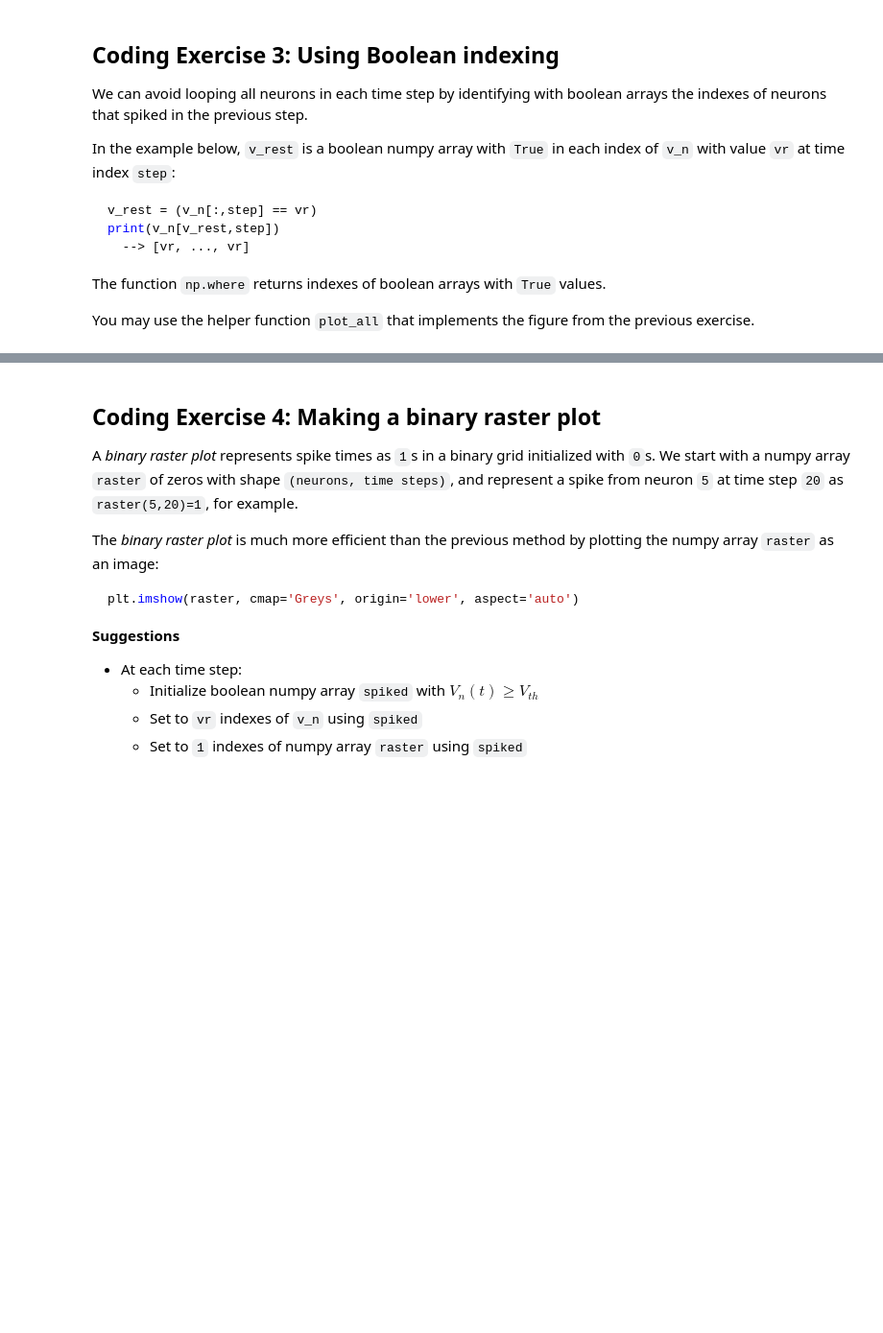
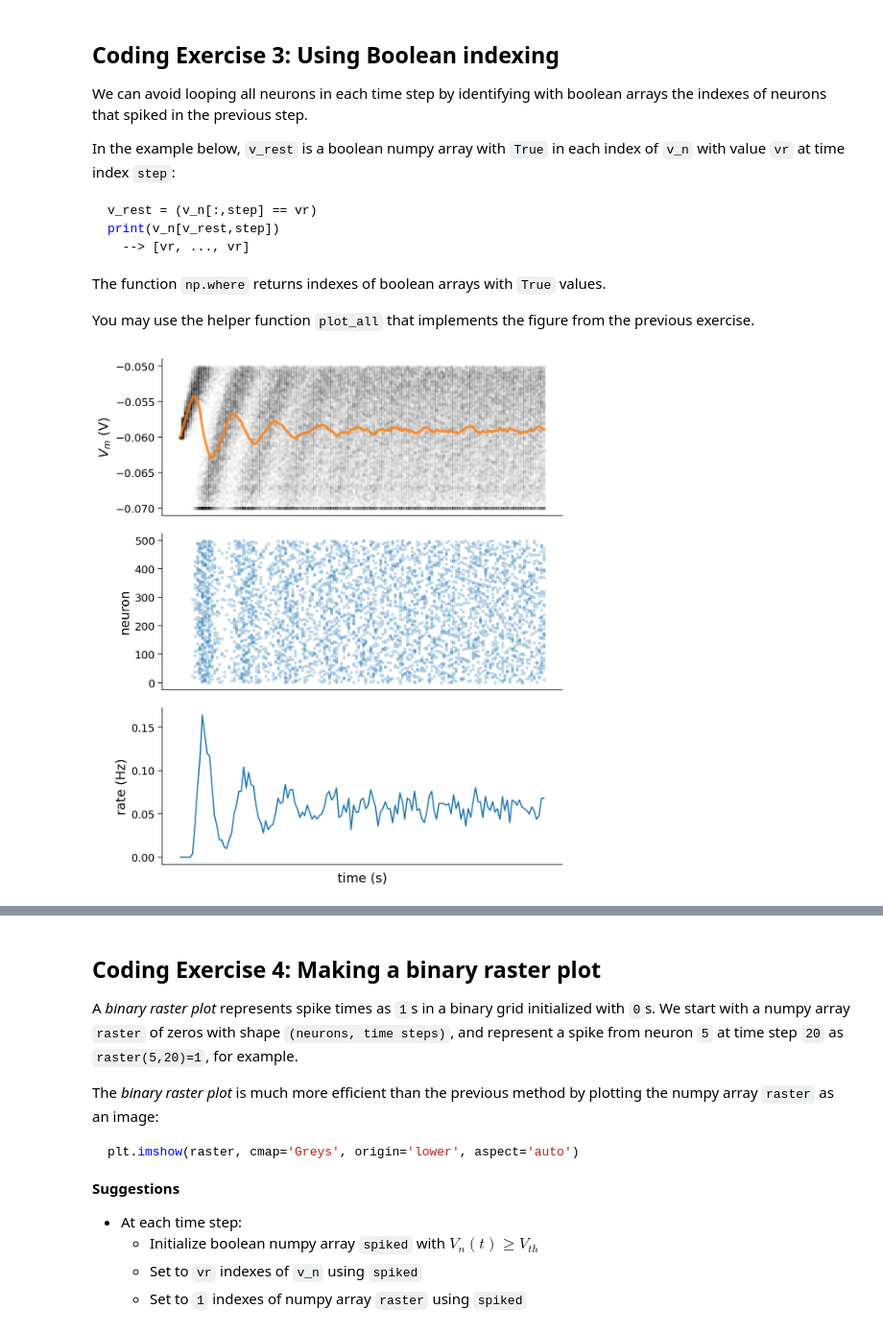
Before and after one commit to SuhaasAdiraju/NeuromatchAcademy2021_Workthrough_SA, a Jupyter notebook: tutorials/W0D2_PythonWorkshop2/student/W0D2_Tutorial1.ipynb, the cells around one changed output, grey strips where cells are left out. Shown at 96% size. Cells and saved outputs as stored; diff of their text form; code cells hidden in the pictures; blank space fills up the shorter version.

```diff
--- a/tutorials/W0D2_PythonWorkshop2/student/W0D2_Tutorial1.ipynb
+++ b/tutorials/W0D2_PythonWorkshop2/student/W0D2_Tutorial1.ipynb
@@ -571,36 +571,38 @@ spikes_n = np.zeros([step_end])
 
 #################################################
 ## TODO for students: use Boolean indexing ##
 # Fill out function and remove
-raise NotImplementedError("Student exercise: using Boolean indexing")
+    # raise NotImplementedError("Student exercise: using Boolean indexing")
 #################################################
 
 # Loop over time steps
 for step, t in enumerate(t_range):
 
   # Skip first iteration
   if step == 0:
     continue
 
   # Compute v_n
   v_n[:, step] = v_n[:, step - 1] + (dt / tau) * (el - v_n[:, step - 1] + r*i[:, step])
 
   # Initialize boolean numpy array `spiked` with v_n > v_thr
-  spiked = ...
+  spiked = (v_n[:,step] > vth)
 
   # Set relevant values of v_n to resting potential using spiked
-  v_n[spiked,step] = ...
+  v_n[spiked,step] = vr
 
   # Collect spike times
   for j in np.where(spiked)[0]:
     spikes[j] += [t]
     spikes_n[step] += 1
 
 # Collect mean spiking rate
 spikes_mean = spikes_n / n
 
 # Plot multiple realizations of Vm, spikes and mean spike rate
 plot_all(t_range, v_n, spikes=spikes, spikes_mean=spikes_mean)
+# %% [output]
+[figure, added]
 # %% [markdown]
 [*Click for solution*](https://github.com/NeuromatchAcademy/precourse/tree/main//tutorials/W0D2_PythonWorkshop2/solutions/W0D2_Tutorial1_Solution_5061d76b.py)
 
```
